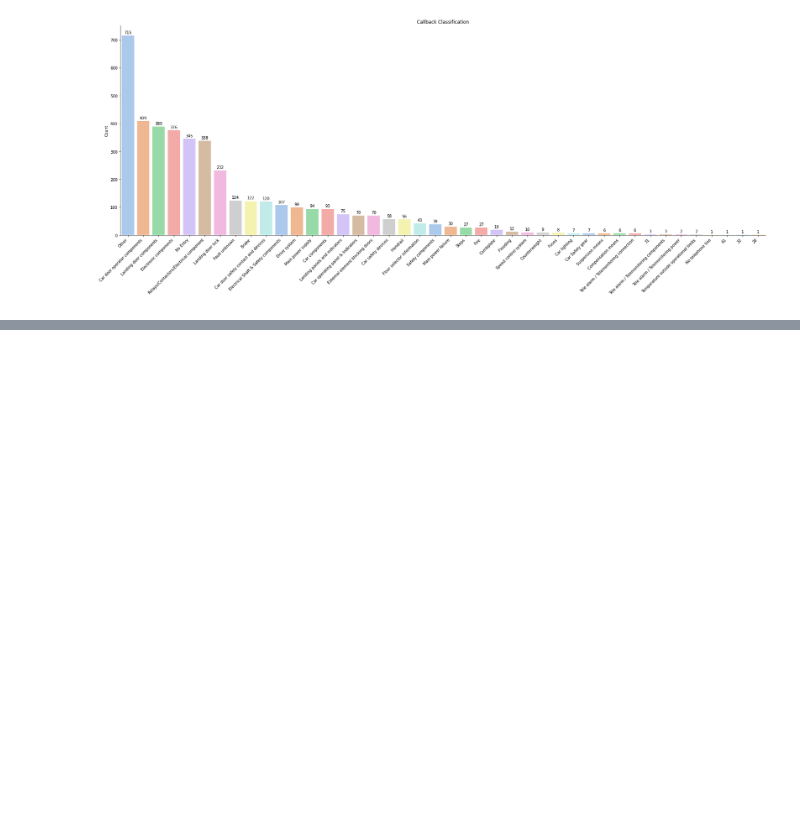
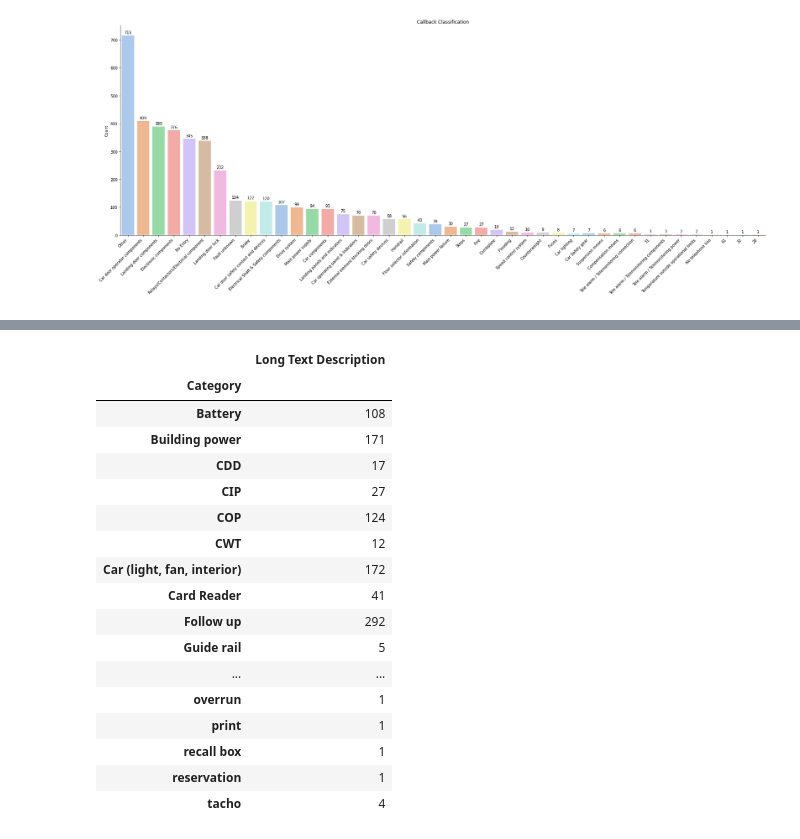
Before and after one commit to melvinps/Data-Analysis-Schindler-Lift-Singapore, a Jupyter notebook: Callback_Classification.ipynb, the cells around one changed output, grey strips where cells are left out. Cells and saved outputs as stored; diff of their text form; code cells hidden in the pictures; blank space fills up the shorter version.

```diff
--- a/Callback_Classification.ipynb
+++ b/Callback_Classification.ipynb
@@ -118,0 +184,23 @@ for p in g.patches:
+# %%
+df_other = df_other.dropna()
+# %%
+df_other.groupby(['Category']).count()
+# %% [output]
+|  | Long Text Description |
+| Category |  |
+| Battery | 108 |
+| Building power | 171 |
+| CDD | 17 |
+| CIP | 27 |
+| COP | 124 |
+| CWT | 12 |
+| Car (light, fan, interior) | 172 |
+| Card Reader | 41 |
+| Follow up | 292 |
+| Guide rail | 5 |
+| ... | ... |
+| overrun | 1 |
+| print | 1 |
+| recall box | 1 |
+| reservation | 1 |
+| tacho | 4 |
```
Also changed, not shown: parts of 27 cells of this notebook.
